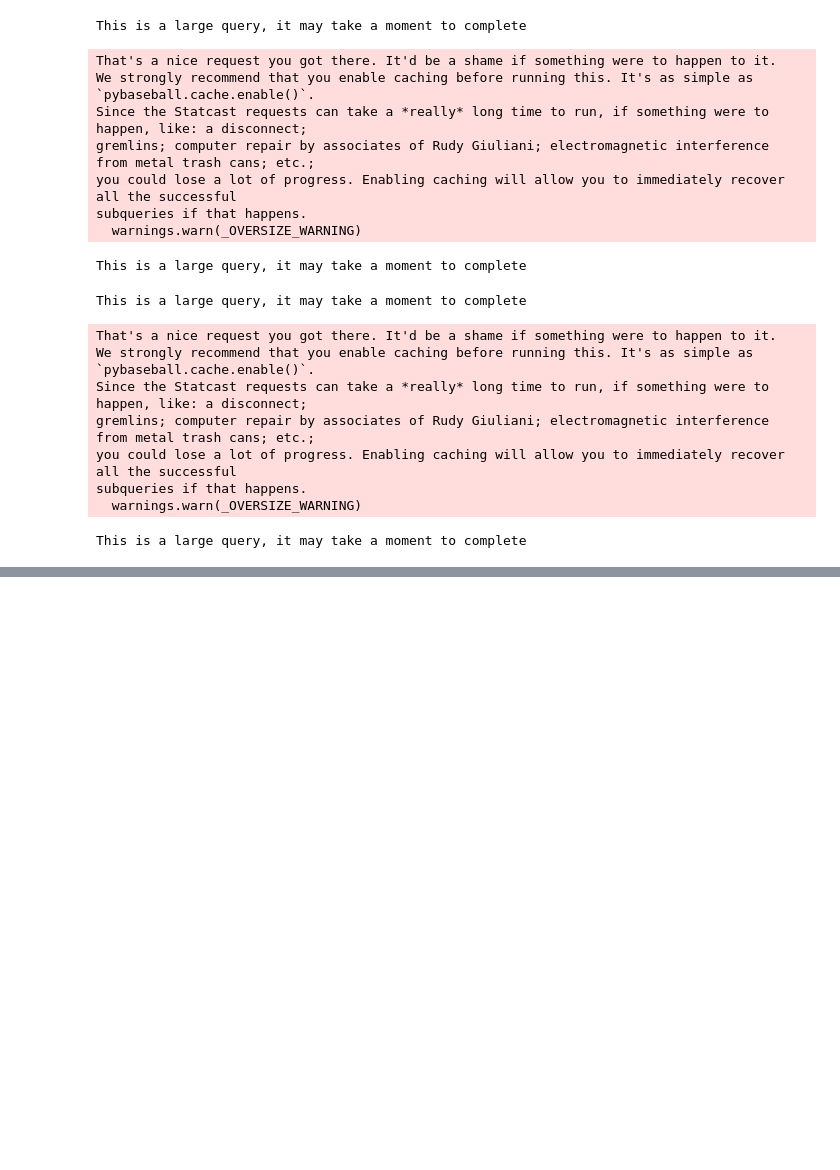
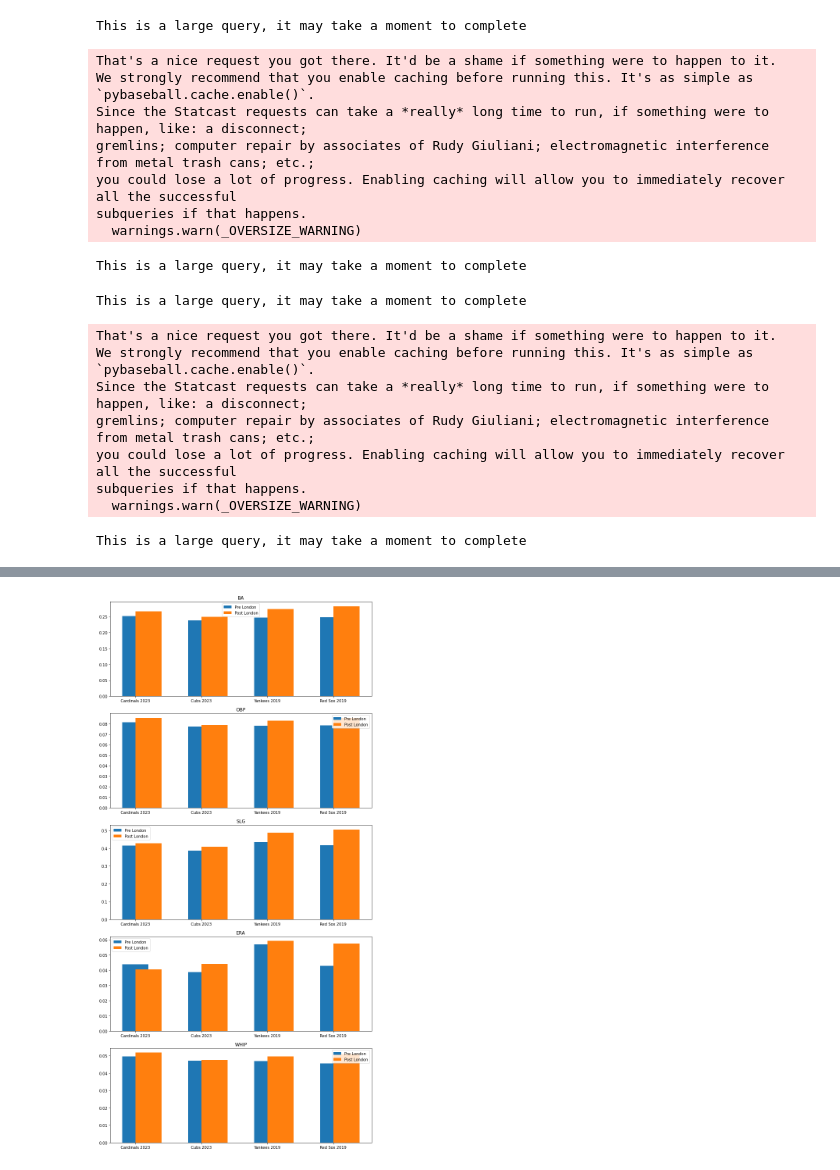
Before and after one commit to array-carpenter/14thstreetanalytics, a Jupyter notebook: baseball/london.ipynb, the cells around one changed output, grey strips where cells are left out. Cells and saved outputs as stored; diff of their text form; code cells hidden in the pictures; blank space fills up the shorter version.

```diff
--- a/baseball/london.ipynb
+++ b/baseball/london.ipynb
@@ -71,0 +170,96 @@ statcast_data.to_csv('cubs_2023_pre_london_statcast_data.csv', index=False)
+# %%
+import pandas as pd
+import matplotlib.pyplot as plt
+
+# Load the CSV files
+cardinals_2023_pre = pd.read_csv('cardinals_2023_pre_london_statcast_data.csv')
+cardinals_2023_post = pd.read_csv('cardinals_2023_post_london_statcast_data.csv')
+cubs_2023_pre = pd.read_csv('cubs_2023_pre_london_statcast_data.csv')
+cubs_2023_post = pd.read_csv('cubs_2023_post_london_statcast_data.csv')
+yankees_2019_pre = pd.read_csv('yankees_2019_pre_london_statcast_data.csv')
+yankees_2019_post = pd.read_csv('yankees_2019_post_london_statcast_data.csv')
+redsox_2019_pre = pd.read_csv('redsox_2019_pre_london_statcast_data.csv')
+redsox_2019_post = pd.read_csv('redsox_2019_post_london_statcast_data.csv')
+
+# Define a function to filter data for a specific team
+def filter_team_data(df, team_abbr):
+    return df[(df['home_team'] == team_abbr) | (df['away_team'] == team_abbr)]
+
+# Filter the data for specific teams
+cardinals_2023_pre = filter_team_data(cardinals_2023_pre, 'STL')
+cardinals_2023_post = filter_team_data(cardinals_2023_post, 'STL')
+cubs_2023_pre = filter_team_data(cubs_2023_pre, 'CHC')
+cubs_2023_post = filter_team_data(cubs_2023_post, 'CHC')
+yankees_2019_pre = filter_team_data(yankees_2019_pre, 'NYY')
+yankees_2019_post = filter_team_data(yankees_2019_post, 'NYY')
+redsox_2019_pre = filter_team_data(redsox_2019_pre, 'BOS')
+redsox_2019_post = filter_team_data(redsox_2019_post, 'BOS')
+
+def calculate_batting_stats(df):
+    hits = df[df['events'].isin(['single', 'double', 'triple', 'home_run'])].shape[0]
+    at_bats = df[df['events'].notna() & (df['events'] != 'walk')].shape[0]
+    walks = df[df['events'] == 'walk'].shape[0]
+    total_bases = df['events'].apply(lambda x: 1 if x == 'single' else 2 if x == 'double' else 3 if x == 'triple' else 4 if x == 'home_run' else 0).sum()
+    plate_appearances = df.shape[0]
+
+    ba = hits / at_bats if at_bats > 0 else 0
+    obp = (hits + walks) / plate_appearances if plate_appearances > 0 else 0
+    slg = total_bases / at_bats if at_bats > 0 else 0
+
+    return {'BA': ba, 'OBP': obp, 'SLG': slg}
+
+def calculate_pitching_stats(df):
+    earned_runs = df[df['events'] == 'home_run'].shape[0]  # Placeholder for actual earned runs, need proper earned runs data
+    innings_pitched = df['inning'].sum() / 3  # Correct calculation for innings pitched
+    walks = df[df['events'] == 'walk'].shape[0]
+    hits = df[df['events'].isin(['single', 'double', 'triple', 'home_run'])].shape[0]
+
+    era = (earned_runs / innings_pitched) * 9 if innings_pitched > 0 else 0
+    whip = (walks + hits) / innings_pitched if innings_pitched > 0 else 0
+
+    return {'ERA': era, 'WHIP': whip}
+
+teams_pre_post = {
+    'Cardinals 2023': (cardinals_2023_pre, cardinals_2023_post),
+    'Cubs 2023': (cubs_2023_pre, cubs_2023_post),
+    'Yankees 2019': (yankees_2019_pre, yankees_2019_post),
+    'Red Sox 2019': (redsox_2019_pre, redsox_2019_post)
+}
+
+team_stats = {}
+
+for team, (pre_df, post_df) in teams_pre_post.items():
+    pre_batting_stats = calculate_batting_stats(pre_df)
+    post_batting_stats = calculate_batting_stats(post_df)
+    pre_pitching_stats = calculate_pitching_stats(pre_df)
+    post_pitching_stats = calculate_pitching_stats(post_df)
+
+    team_stats[team] = {
+        'Pre London': {**pre_batting_stats, **pre_pitching_stats},
+        'Post London': {**post_batting_stats, **post_pitching_stats}
+    }
+
+# Convert team_stats to DataFrame
+team_stats_df = pd.DataFrame(team_stats).T
+
+# Plotting the stats
+metrics = ['BA', 'OBP', 'SLG', 'ERA', 'WHIP']
+
+# Set up subplots
+fig, axes = plt.subplots(len(metrics), 1, figsize=(10, 20))
+
+for i, metric in enumerate(metrics):
+    pre_values = [team_stats_df.loc[team]['Pre London'][metric] for team in team_stats_df.index]
+    post_values = [team_stats_df.loc[team]['Post London'][metric] for team in team_stats_df.index]
+    teams = team_stats_df.index
+
+    axes[i].bar(teams, pre_values, width=0.4, label='Pre London', align='center')
+    axes[i].bar(teams, post_values, width=0.4, label='Post London', align='edge')
+
+    axes[i].set_title(metric)
+    axes[i].legend()
+
+plt.tight_layout()
+plt.show()
+# %% [output]
+[figure, added]
```
Also changed, not shown: parts of 12 cells of this notebook, 4 other files.
